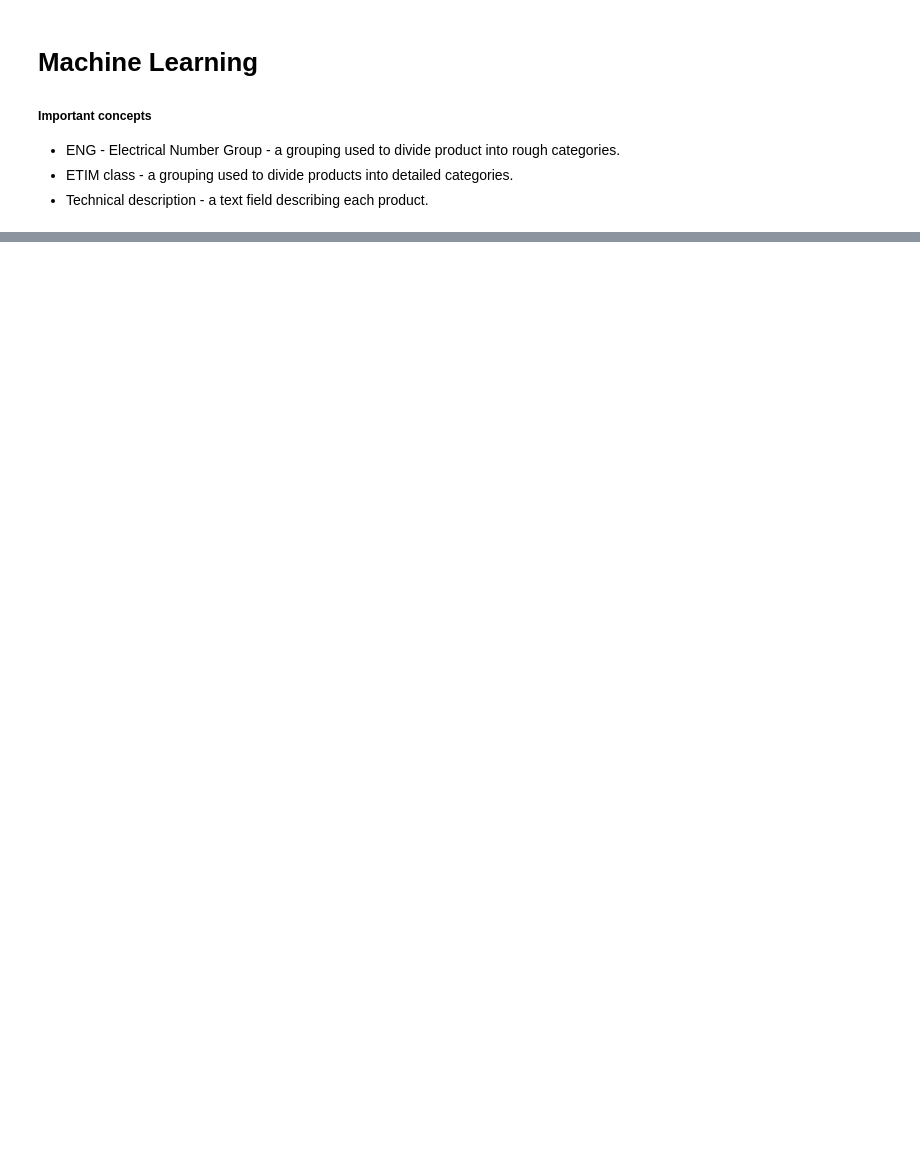
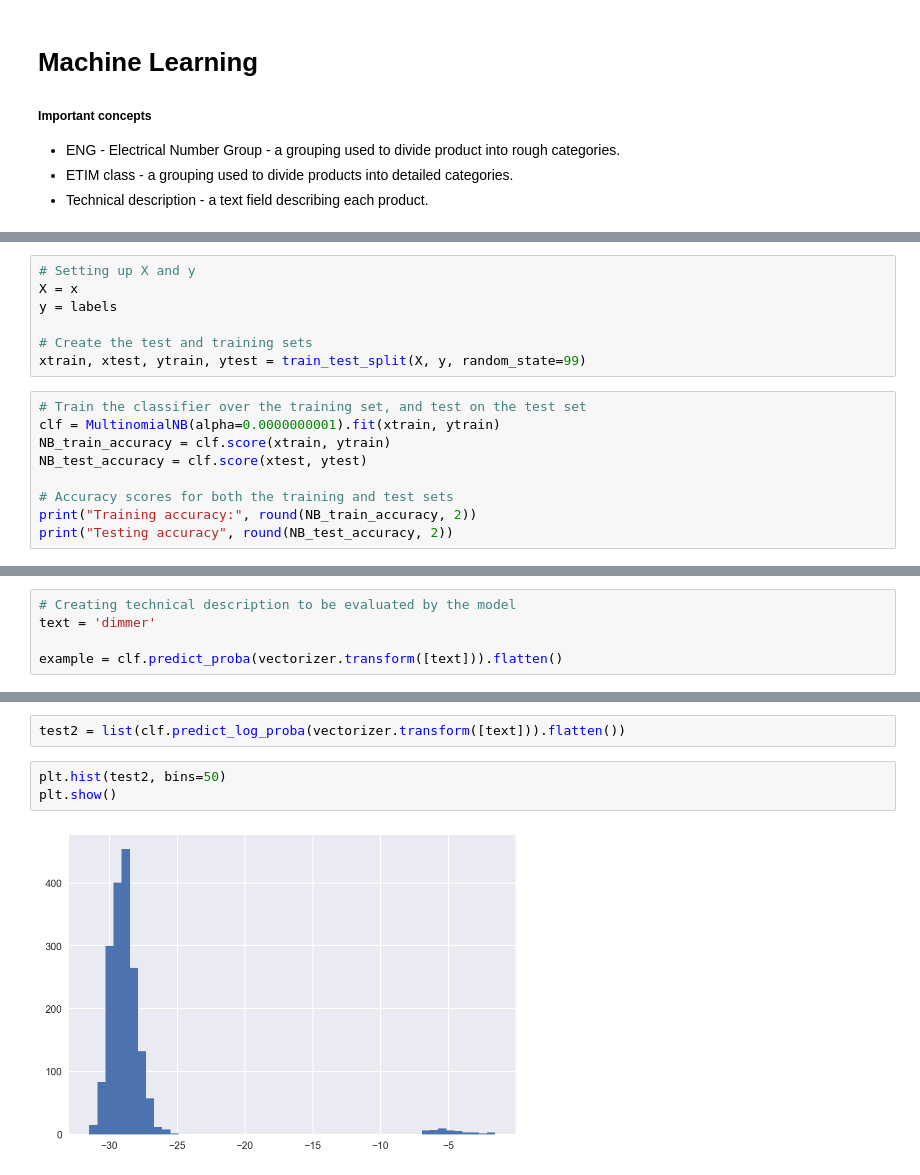
Before and after one commit to pkgranholt/ETIM-classification, a Jupyter notebook: Machine_learning.ipynb, the cells around one changed output, grey strips where cells are left out. Drawn from its saved outputs; the diff is of its cells as text; blank space fills up the shorter version.

```diff
--- a/Machine_learning.ipynb
+++ b/Machine_learning.ipynb
@@ -195,0 +83,16 @@ ProductNumber
+# %%
+# Setting up X and y
+X = x
+y = labels
+
+# Create the test and training sets
+xtrain, xtest, ytrain, ytest = train_test_split(X, y, random_state=99)
+# %%
+# Train the classifier over the training set, and test on the test set
+clf = MultinomialNB(alpha=0.0000000001).fit(xtrain, ytrain)
+NB_train_accuracy = clf.score(xtrain, ytrain)
+NB_test_accuracy = clf.score(xtest, ytest)
+
+# Accuracy scores for both the training and test sets
+print("Training accuracy:", round(NB_train_accuracy, 2))
+print("Testing accuracy", round(NB_test_accuracy, 2))
@@ -195,0 +134,5 @@ ProductNumber
+# %%
+# Creating technical description to be evaluated by the model
+text = 'dimmer'
+
+example = clf.predict_proba(vectorizer.transform([text])).flatten()
@@ -195,0 +187,7 @@ ProductNumber
+# %%
+test2 = list(clf.predict_log_proba(vectorizer.transform([text])).flatten())
+# %%
+plt.hist(test2, bins=50)
+plt.show()
+# %% [output]
+[figure, added]
```
Also changed, not shown: parts of 37 cells of this notebook, 3 other files.
